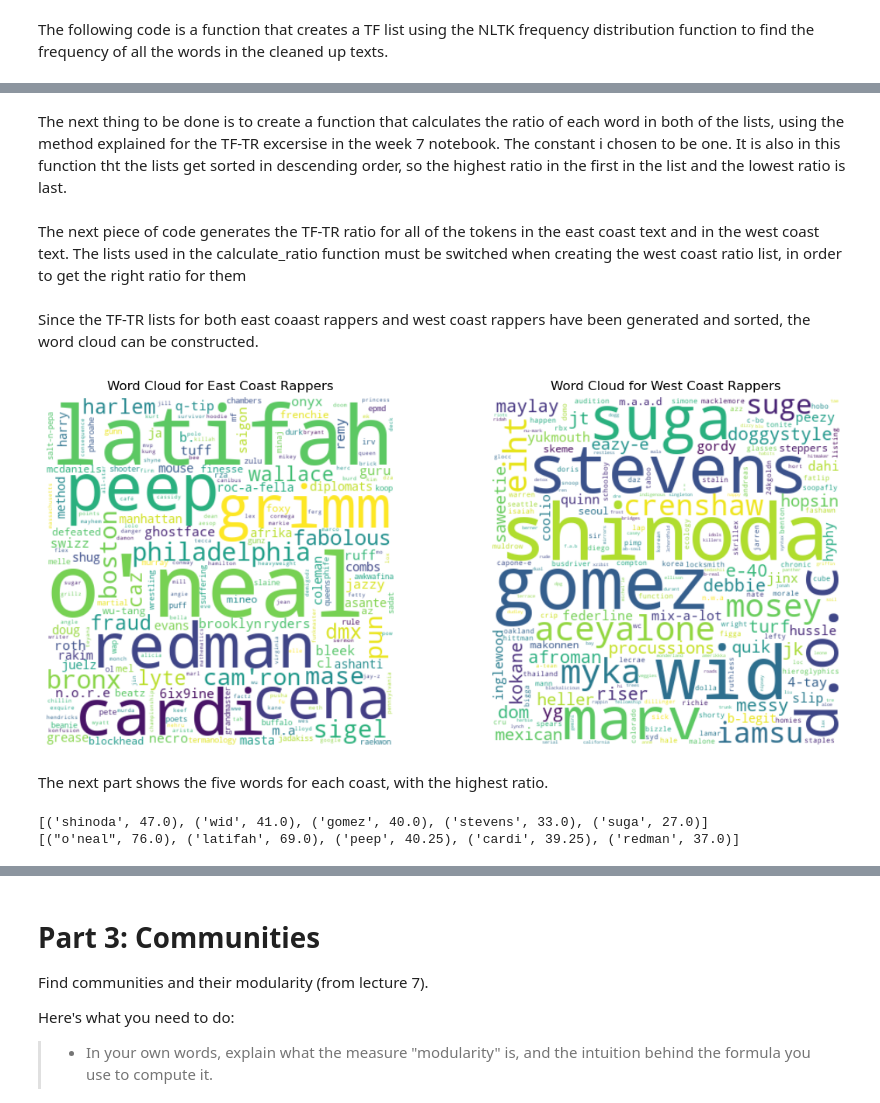
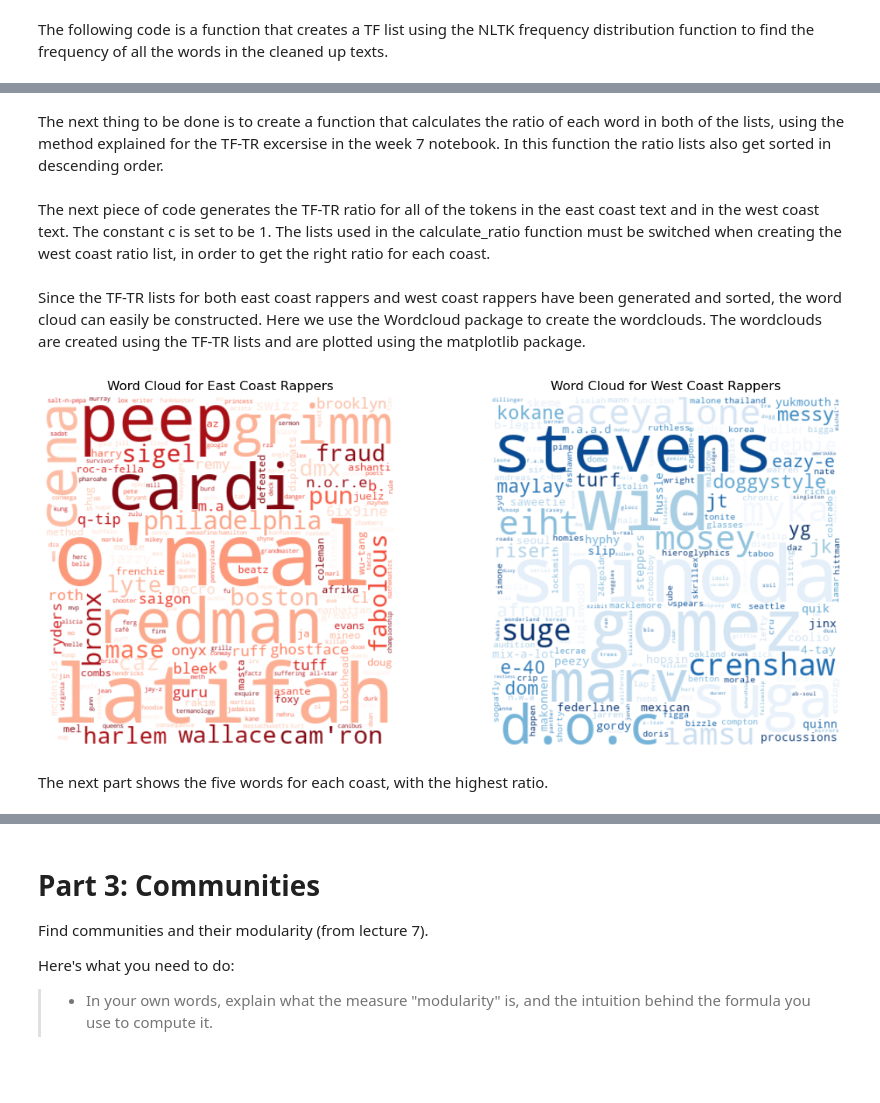
Before and after one commit to s185231/02805_SocialGraphs, a Jupyter notebook: Assignment2.ipynb, the cells around one changed output, grey strips where cells are left out. Drawn from its saved outputs; the diff is of its cells as text; code cells hidden in the pictures; blank space fills up the shorter version.

Commit message:
text updates

```diff
--- a/Assignment2.ipynb
+++ b/Assignment2.ipynb
@@ -419,5 +424,5 @@ This code actually creates the TF-lists for the east coast rappers and the west
 east_coast_tf_list = create_tf_list('east')
 west_coast_tf_list = create_tf_list('west')
 # %% [markdown]
-The next thing to be done is to create a function that calculates the ratio of each word in both of the lists, using the method explained for the TF-TR excersise in the week 7 notebook. The constant i chosen to be one. It is also in this function tht the lists get sorted in descending order, so the highest ratio in the first in the list and the lowest ratio is last.
+The next thing to be done is to create a function that calculates the ratio of each word in both of the lists, using the method explained for the TF-TR excersise in the week 7 notebook. In this function the ratio lists also get sorted in descending order.
 # %%
@@ -436,5 +439,5 @@ def calculate_ratio(tf_list1, tf_list2, c):
     sorted_ratios = sorted(ratios.items(), key=lambda item: item[1], reverse=True)
     return sorted_ratios
 # %% [markdown]
-The next piece of code generates the TF-TR ratio for all of the tokens in the east coast text and in the west coast text. The lists used in the calculate_ratio function must be switched when creating the west coast ratio list, in order to get the right ratio for them
+The next piece of code generates the TF-TR ratio for all of the tokens in the east coast text and in the west coast text. The constant c is set to be 1. The lists used in the calculate_ratio function must be switched when creating the west coast ratio list, in order to get the right ratio for each coast.
 # %%
@@ -441,34 +445,28 @@ The next piece of code generates the TF-TR ratio for all of the tokens in the ea
 sorted_east_coast_ratios = calculate_ratio(east_coast_tf_list, west_coast_tf_list, c)
 sorted_west_coast_ratios = calculate_ratio(west_coast_tf_list, east_coast_tf_list, c)
 # %% [markdown]
-Since the TF-TR lists for both east coaast rappers and west coast rappers have been generated and sorted, the word cloud can be constructed.
+Since the TF-TR lists for both east coast rappers and west coast rappers have been generated and sorted, the word cloud can easily be constructed. Here we use the Wordcloud package to create the wordclouds. The wordclouds are created using the TF-TR lists and are plotted using the matplotlib package.
 # %%
 # Create word clouds and display them side by side
 plt.figure(figsize=(12, 5))
 
 # Word cloud for East Coast
 plt.subplot(1, 2, 1)
-wordcloud_east = WordCloud(width=400, height=400, background_color='white').generate_from_frequencies(dict(sorted_east_coast_ratios))
+wordcloud_east = WordCloud(width=400, height=400, background_color='White', colormap="Reds").generate_from_frequencies(dict(sorted_east_coast_ratios))
 plt.imshow(wordcloud_east, interpolation='bilinear')
 plt.axis("off")
 plt.title("Word Cloud for East Coast Rappers")
 
 # Word cloud for West Coast
 plt.subplot(1, 2, 2)
-wordcloud_west = WordCloud(width=400, height=400, background_color='white').generate_from_frequencies(dict(sorted_west_coast_ratios))
+wordcloud_west = WordCloud(width=400, height=400, background_color='White', colormap="Blues").generate_from_frequencies(dict(sorted_west_coast_ratios))
 plt.imshow(wordcloud_west, interpolation='bilinear')
 plt.axis("off")
 plt.title("Word Cloud for West Coast Rappers")
 
 plt.tight_layout()
 plt.show()
 # %% [output]
-[figure, old version]
+[figure, new version]
 # %% [markdown]
 The next part shows the five words for each coast, with the highest ratio.
-# %%
-print(sorted_west_coast_ratios[:5])
-print(sorted_east_coast_ratios[:5])
-# %% [output]
-[('shinoda', 47.0), ('wid', 41.0), ('gomez', 40.0), ('stevens', 33.0), ('suga', 27.0)]
-[("o'neal", 76.0), ('latifah', 69.0), ('peep', 40.25), ('cardi', 39.25), ('redman', 37.0)]
```
Also changed, not shown: parts of 21 cells of this notebook.
